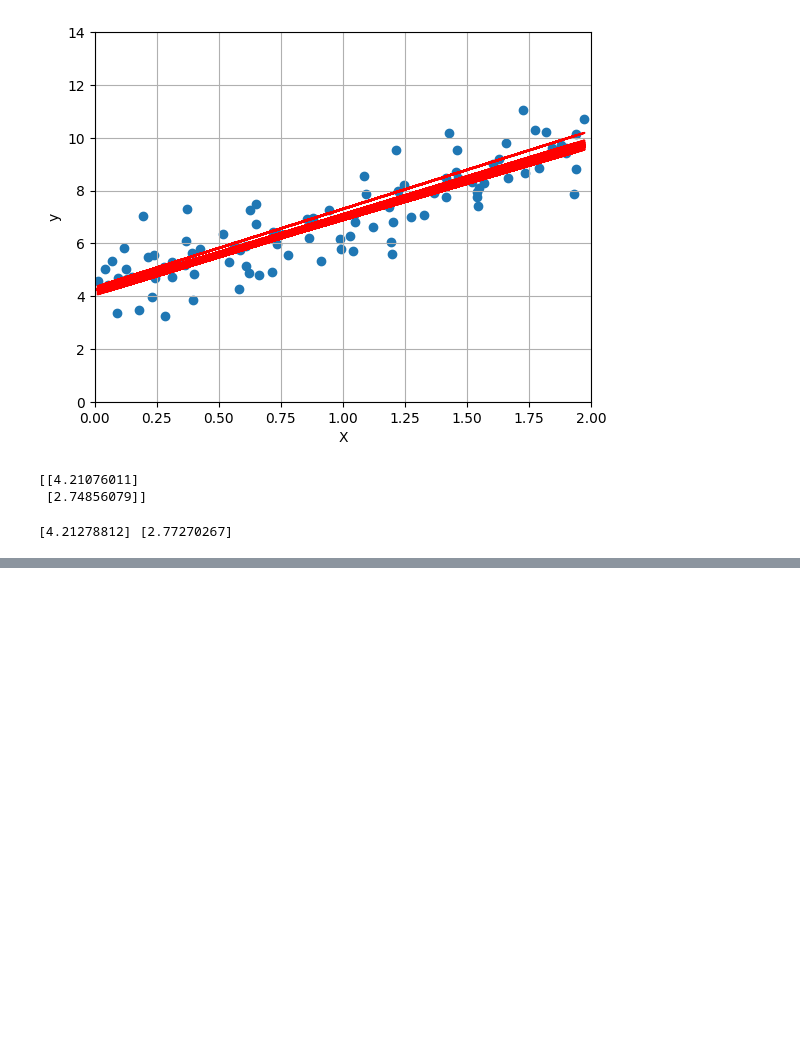
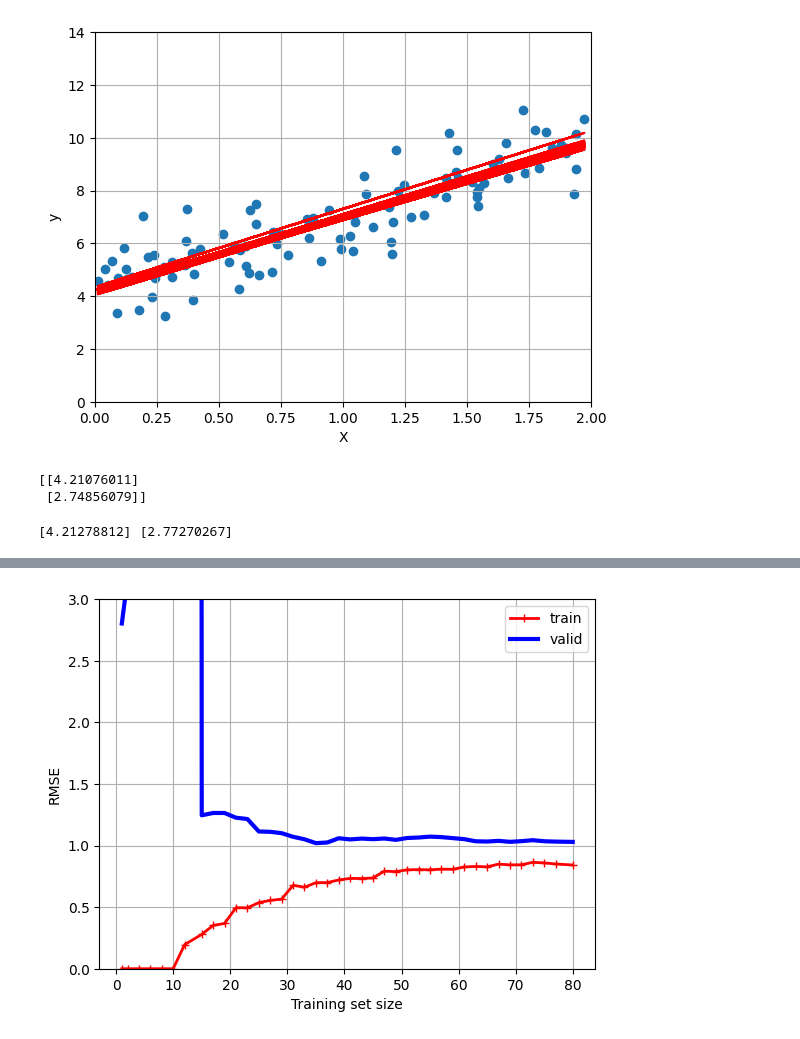
Before and after one commit to hAI-FA001/ML-homl---Learn, a Jupyter notebook: Ch-4.ipynb, the cells around one changed output, grey strips where cells are left out. Drawn from its saved outputs; the diff is of its cells as text; code cells hidden in the pictures; blank space fills up the shorter version.

Commit message:
ch 4 - training models

```diff
--- a/Ch-4.ipynb
+++ b/Ch-4.ipynb
@@ -185,0 +228,31 @@ print(sgd_reg.intercept_, sgd_reg.coef_)
+# %%
+# learning curves to look for underfitting or overfitting
+from sklearn.model_selection import learning_curve
+
+tr_sizes, tr_scores, val_scores = learning_curve(
+    LinearRegression(),
+    X, y,
+    train_sizes=np.linspace(0.01, 1.0, 40),
+    cv=5,
+    scoring='neg_root_mean_squared_error'
+)
+
+tr_errs = -tr_scores.mean(axis=1)
+val_errs = -val_scores.mean(axis=1)
+# %%
+def plot_learning_curve(tr_sizes, tr_errs, val_errs):
+    plt.plot(tr_sizes, tr_errs, 'r-+', linewidth=2, label='train')
+    plt.plot(tr_sizes, val_errs, 'b-', linewidth=3, label='valid')
+
+    plt.grid()
+    plt.legend()
+    plt.xlabel('Training set size')
+    plt.ylabel('RMSE')
+
+    plt.ylim(0.0, 3.0)
+
+    plt.show()
+# %%
+plot_learning_curve(tr_sizes, tr_errs, val_errs)
+# %% [output]
+[figure, added]
```
Also changed, not shown: parts of 23 cells of this notebook.
